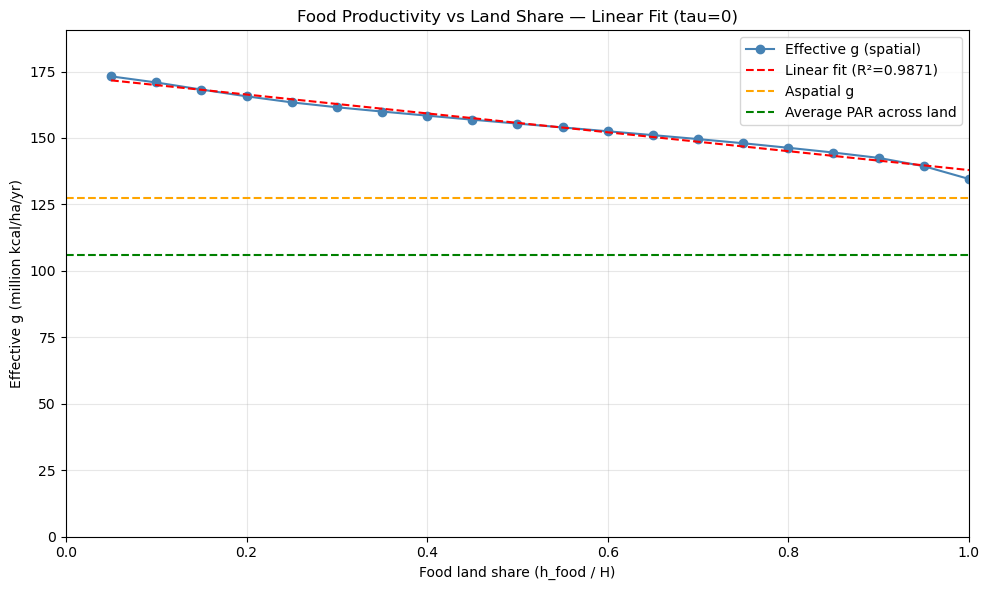
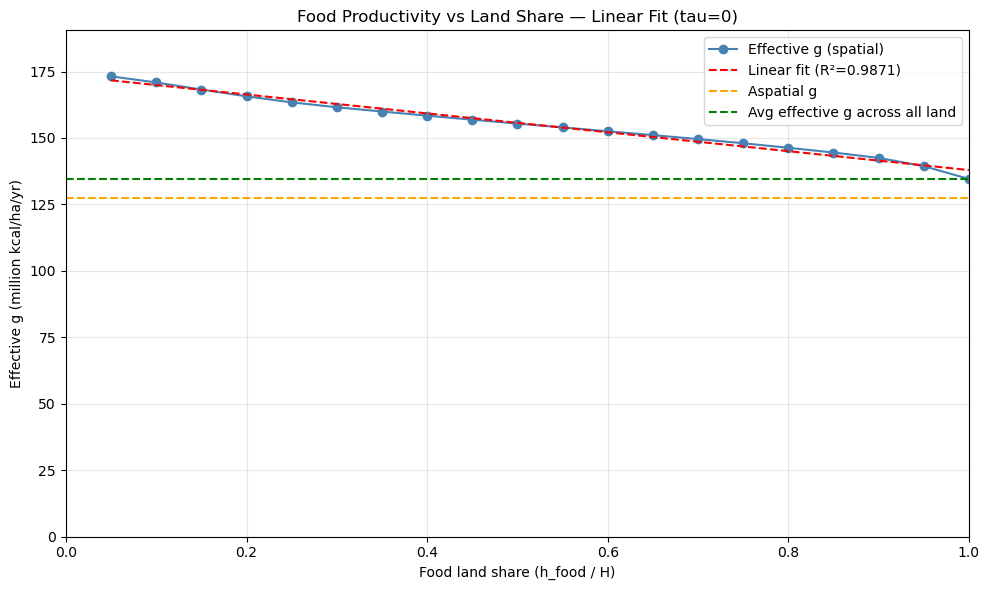
Unified diff of the notebook cell whose output changed from the first chart to the second:
--- before
+++ after
@@ -16,6 +16,6 @@
 plt.plot(shares, np.array(g_values) / 1e6, 'o-', color='steelblue', label='Effective g (spatial)')
 plt.plot(shares, g_fitted / 1e6, 'r--', label=f'Linear fit (R²={r_squared:.4f})')
-plt.axhline(g_aspatial / 1e6, color='orange', linestyle='--', label='Aspatial g')
-plt.axhline(avg_par / 1e6,    color='green',  linestyle='--', label='Average PAR across land')
+plt.axhline(g_aspatial / 1e6,     color='orange', linestyle='--', label='Aspatial g')
+plt.axhline(avg_g_all_land / 1e6, color='green',  linestyle='--', label='Avg effective g across all land')
 plt.xlabel('Food land share (h_food / H)')
 plt.ylabel('Effective g (million kcal/ha/yr)')

Commit: fixing typos